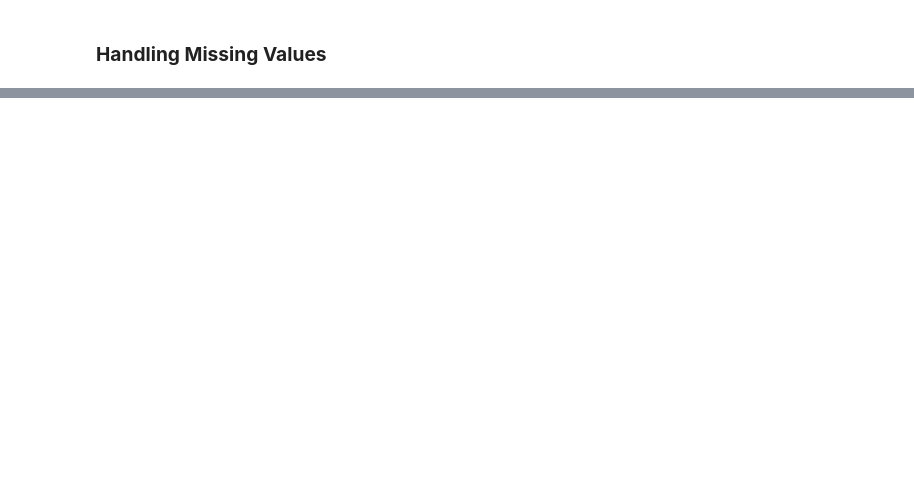
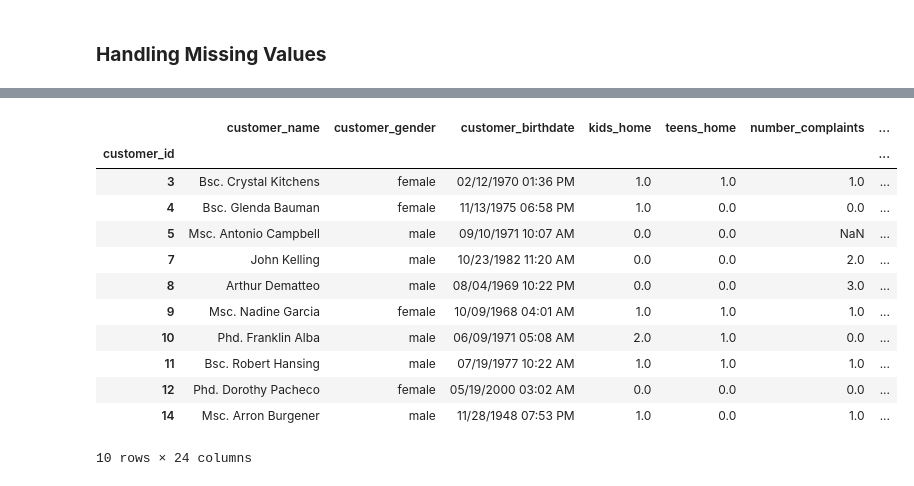
Before and after one commit to tiago2806/ml_project, a Jupyter notebook: notebooks/01_preprocessing.ipynb, the cells around one changed output, grey strips where cells are left out. Cells and saved outputs as stored; diff of their text form; code cells hidden in the pictures; blank space fills up the shorter version.

```diff
--- a/notebooks/01_preprocessing.ipynb
+++ b/notebooks/01_preprocessing.ipynb
@@ -63,3 +220,19 @@ loyalty_card_number                        13106
 latitude                                       0
 longitude                                      0
 dtype: int64
+# %%
+dataset.head(10)
+# %% [output]
+|  | customer_name | customer_gender | customer_birthdate | kids_home | teens_home | number_complaints | ... |
+| customer_id |  |  |  |  |  |  | ... |
+| 3 | Bsc. Crystal Kitchens | female | 02/12/1970 01:36 PM | 1.0 | 1.0 | 1.0 | ... |
+| 4 | Bsc. Glenda Bauman | female | 11/13/1975 06:58 PM | 1.0 | 0.0 | 0.0 | ... |
+| 5 | Msc. Antonio Campbell | male | 09/10/1971 10:07 AM | 0.0 | 0.0 | NaN | ... |
+| 7 | John Kelling | male | 10/23/1982 11:20 AM | 0.0 | 0.0 | 2.0 | ... |
+| 8 | Arthur Dematteo | male | 08/04/1969 10:22 PM | 0.0 | 0.0 | 3.0 | ... |
+| 9 | Msc. Nadine Garcia | female | 10/09/1968 04:01 AM | 1.0 | 1.0 | 1.0 | ... |
+| 10 | Phd. Franklin Alba | male | 06/09/1971 05:08 AM | 2.0 | 1.0 | 0.0 | ... |
+| 11 | Bsc. Robert Hansing | male | 07/19/1977 10:22 AM | 1.0 | 1.0 | 1.0 | ... |
+| 12 | Phd. Dorothy Pacheco | female | 05/19/2000 03:02 AM | 0.0 | 0.0 | 0.0 | ... |
+| 14 | Msc. Arron Burgener | male | 11/28/1948 07:53 PM | 1.0 | 0.0 | 1.0 | ... |
+10 rows × 24 columns
```
Also changed, not shown: parts of 29 cells of this notebook, 1 other file.
